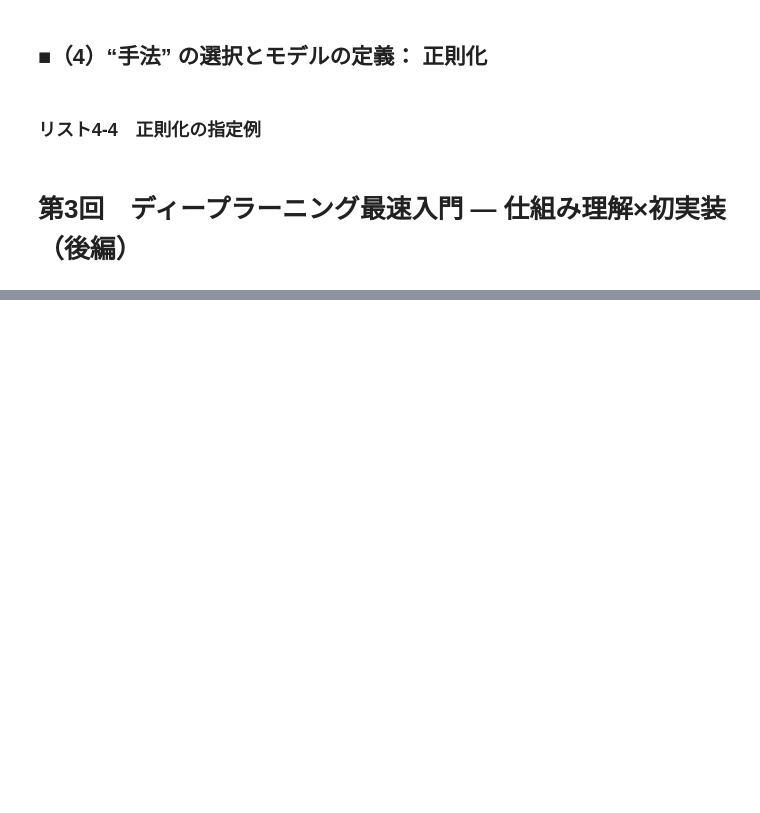
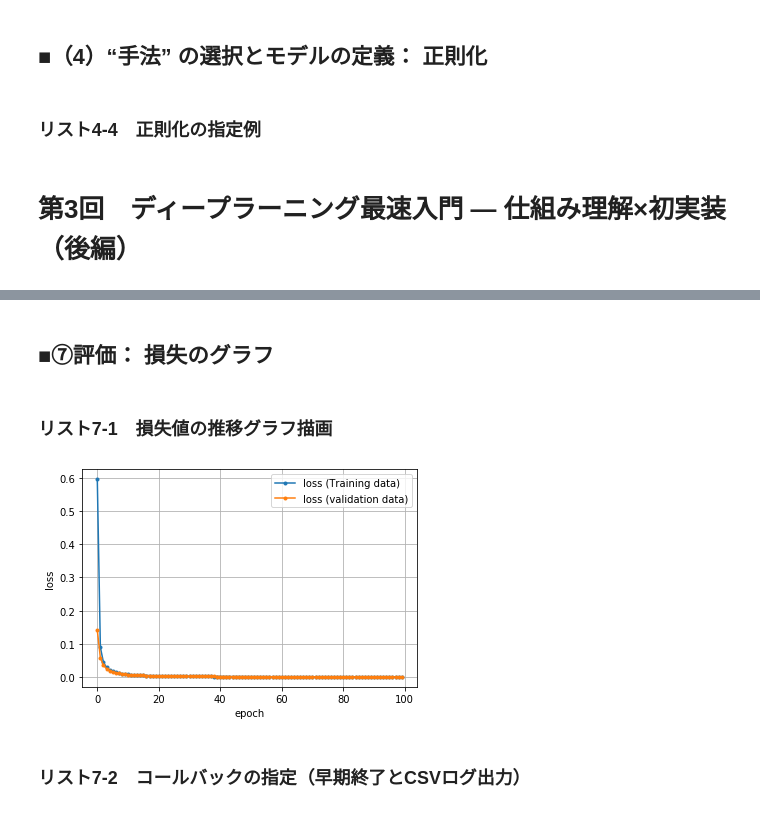
Before and after one commit to DeepInsider/playground-data, a Jupyter notebook: docs/articles/tf2_keras_neuralnetwork.ipynb, the cells around one changed output, grey strips where cells are left out. Drawn from its saved outputs; the diff is of its cells as text; code cells hidden in the pictures; blank space fills up the shorter version.

```diff
--- a/docs/articles/tf2_keras_neuralnetwork.ipynb
+++ b/docs/articles/tf2_keras_neuralnetwork.ipynb
@@ -448,0 +535,18 @@ model = tf.keras.models.Sequential([
+# %%
+import tensorflow.keras.backend as K
+
+def tanh_accuracy(y_true, y_pred):           # y_trueは正解、y_predは予測（出力）
+  threshold = K.cast(0.0, y_pred.dtype)              # -1か1かを分ける閾値を作成
+  y_pred = K.cast(y_pred >= threshold, y_pred.dtype) # 閾値未満で0、以上で1に変換
+  # 2倍して-1.0することで、0／1を-1.0／1.0にスケール変換して正解率を計算
+  return K.mean(K.equal(y_true, K.round(y_pred) * 2 - 1.0), axis=-1)
+# %%
+# 定数（学習方法設計時に必要となるもの）
+LOSS = 'mean_squared_error'          # 損失関数： 平均二乗誤差
+OPTIMIZER = tf.keras.optimizers.SGD  # 最適化： 確率的勾配降下法
+LEARNING_RATE = 0.03                  # 学習率： 0.03
+
+# モデルを生成する
+model.compile(optimizer=OPTIMIZER(lr=LEARNING_RATE),
+              loss=LOSS,
+              metrics=[tanh_accuracy])  # 精度（正解率）
@@ -448,0 +620,12 @@ model = tf.keras.models.Sequential([
+# %%
+# 定数（学習方法設計時に必要となるもの）
+BATCH_SIZE = 15  # バッチサイズ： 15（選択肢は「1」～「30」）
+EPOCHS = 100     # エポック数： 100
+
+# 学習する
+hist = model.fit(x=X_train,                          # 訓練用データ
+                 y=y_train,                          # 訓練用ラベル
+                 validation_data=(X_valid, y_valid), # 精度検証用
+                 batch_size=BATCH_SIZE,              # バッチサイズ
+                 epochs=EPOCHS,                      # エポック数
+                 verbose=1)                          # 実行状況表示
@@ -448,0 +650,22 @@ model = tf.keras.models.Sequential([
+# %% [markdown]
+## ■⑦評価： 損失のグラフ
+# %% [markdown]
+### リスト7-1　損失値の推移グラフ描画
+# %%
+import matplotlib.pyplot as plt
+
+# 学習結果（損失）のグラフを描画
+train_loss = hist.history['loss']
+valid_loss = hist.history['val_loss']
+epochs = len(train_loss)
+plt.plot(range(epochs), train_loss, marker='.', label='loss (Training data)')
+plt.plot(range(epochs), valid_loss, marker='.', label='loss (validation data)')
+plt.legend(loc='best')
+plt.grid()
+plt.xlabel('epoch')
+plt.ylabel('loss')
+plt.show()
+# %% [output]
+[figure, added]
+# %% [markdown]
+### リスト7-2　コールバックの指定（早期終了とCSVログ出力）
```
Also changed, not shown: parts of 35 cells of this notebook.
